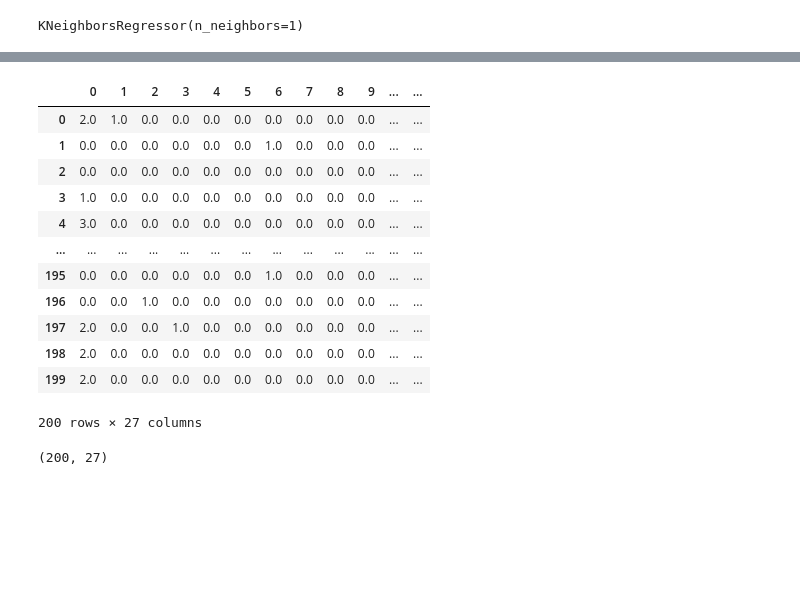
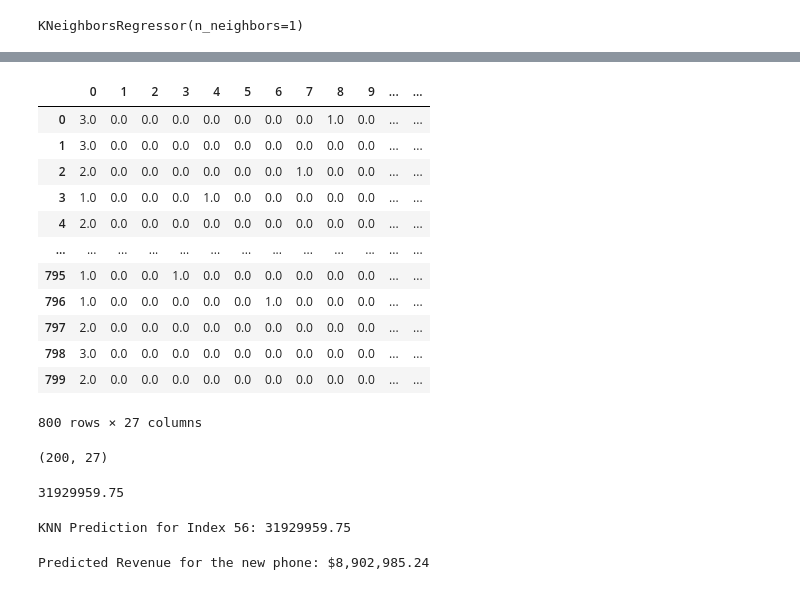
Before and after one commit to sid-112/Carrer, a Jupyter notebook: python/Scikit Learn/Project1.ipynb, the cells around one changed output, grey strips where cells are left out. Saved outputs shown, nothing was run; the diff lists cells and outputs as text; code cells hidden in the pictures; blank space fills up the shorter version.

```diff
--- a/python/Scikit Learn/Project1.ipynb
+++ b/python/Scikit Learn/Project1.ipynb
@@ -93,23 +94,58 @@ MSE =  18681017.918920737
 # %%
 with open('classifier.pkl', 'wb') as file:
     clf = pickle.dump(knn, file)
-# %%
-X_test
-# %% [output]
-|  | 0 | 1 | 2 | 3 | 4 | 5 | 6 | 7 | 8 | 9 | ... | ... |
-| 0 | 2.0 | 1.0 | 0.0 | 0.0 | 0.0 | 0.0 | 0.0 | 0.0 | 0.0 | 0.0 | ... | ... |
-| 1 | 0.0 | 0.0 | 0.0 | 0.0 | 0.0 | 0.0 | 1.0 | 0.0 | 0.0 | 0.0 | ... | ... |
-| 2 | 0.0 | 0.0 | 0.0 | 0.0 | 0.0 | 0.0 | 0.0 | 0.0 | 0.0 | 0.0 | ... | ... |
-| 3 | 1.0 | 0.0 | 0.0 | 0.0 | 0.0 | 0.0 | 0.0 | 0.0 | 0.0 | 0.0 | ... | ... |
-| 4 | 3.0 | 0.0 | 0.0 | 0.0 | 0.0 | 0.0 | 0.0 | 0.0 | 0.0 | 0.0 | ... | ... |
-| ... | ... | ... | ... | ... | ... | ... | ... | ... | ... | ... | ... | ... |
-| 195 | 0.0 | 0.0 | 0.0 | 0.0 | 0.0 | 0.0 | 1.0 | 0.0 | 0.0 | 0.0 | ... | ... |
-| 196 | 0.0 | 0.0 | 1.0 | 0.0 | 0.0 | 0.0 | 0.0 | 0.0 | 0.0 | 0.0 | ... | ... |
-| 197 | 2.0 | 0.0 | 0.0 | 1.0 | 0.0 | 0.0 | 0.0 | 0.0 | 0.0 | 0.0 | ... | ... |
-| 198 | 2.0 | 0.0 | 0.0 | 0.0 | 0.0 | 0.0 | 0.0 | 0.0 | 0.0 | 0.0 | ... | ... |
-| 199 | 2.0 | 0.0 | 0.0 | 0.0 | 0.0 | 0.0 | 0.0 | 0.0 | 0.0 | 0.0 | ... | ... |
-200 rows × 27 columns
+# %%
+X_train
+# %% [output]
+|  | 0 | 1 | 2 | 3 | 4 | 5 | 6 | 7 | 8 | 9 | ... | ... |
+| 0 | 3.0 | 0.0 | 0.0 | 0.0 | 0.0 | 0.0 | 0.0 | 0.0 | 1.0 | 0.0 | ... | ... |
+| 1 | 3.0 | 0.0 | 0.0 | 0.0 | 0.0 | 0.0 | 0.0 | 0.0 | 0.0 | 0.0 | ... | ... |
+| 2 | 2.0 | 0.0 | 0.0 | 0.0 | 0.0 | 0.0 | 0.0 | 1.0 | 0.0 | 0.0 | ... | ... |
+| 3 | 1.0 | 0.0 | 0.0 | 0.0 | 1.0 | 0.0 | 0.0 | 0.0 | 0.0 | 0.0 | ... | ... |
+| 4 | 2.0 | 0.0 | 0.0 | 0.0 | 0.0 | 0.0 | 0.0 | 0.0 | 0.0 | 0.0 | ... | ... |
+| ... | ... | ... | ... | ... | ... | ... | ... | ... | ... | ... | ... | ... |
+| 795 | 1.0 | 0.0 | 0.0 | 1.0 | 0.0 | 0.0 | 0.0 | 0.0 | 0.0 | 0.0 | ... | ... |
+| 796 | 1.0 | 0.0 | 0.0 | 0.0 | 0.0 | 0.0 | 1.0 | 0.0 | 0.0 | 0.0 | ... | ... |
+| 797 | 2.0 | 0.0 | 0.0 | 0.0 | 0.0 | 0.0 | 0.0 | 0.0 | 0.0 | 0.0 | ... | ... |
+| 798 | 3.0 | 0.0 | 0.0 | 0.0 | 0.0 | 0.0 | 0.0 | 0.0 | 0.0 | 0.0 | ... | ... |
+| 799 | 2.0 | 0.0 | 0.0 | 0.0 | 0.0 | 0.0 | 0.0 | 0.0 | 0.0 | 0.0 | ... | ... |
+800 rows × 27 columns
 # %%
 X_test.shape
 # %% [output]
 (200, 27)
+# %%
+knn.predict(X_test)[56]
+# %% [output]
+31929959.75
+# %%
+print("KNN Prediction for Index 56:", knn.predict([X_test.iloc[56]])[0])
+# %% [output]
+KNN Prediction for Index 56: 31929959.75
+# %%
+#chat GPT (Only this section)
+# Define the input data for the new phone
+new_phone = pd.DataFrame([{
+    'Year': 2025,
+    'Quarter': 'Q1',
+    'Product Model': 'Galaxy S24',
+    '5G Capability': 'Yes',
+    'Units Sold': 50000,
+    'Market Share (%)': 3.5,
+    'Regional 5G Coverage (%)': 75.2,
+    '5G Subscribers (millions)': 100.5,
+    'Avg 5G Speed (Mbps)': 200.3,
+    'Preference for 5G (%)': 60.7,
+    'Region': 'North America'
+}])
+
+# Apply the same transformation as training data
+new_phone_transformed = transformer.transform(new_phone)
+
+# Predict revenue using the best model (KNN in this case)
+predicted_revenue = knn.predict(new_phone_transformed)
+
+# Print the result
+print(f"Predicted Revenue for the new phone: ${predicted_revenue[0]:,.2f}")
+# %% [output]
+Predicted Revenue for the new phone: $8,902,985.24
```
Also changed, not shown: parts of 6 cells of this notebook, 19 other files.
